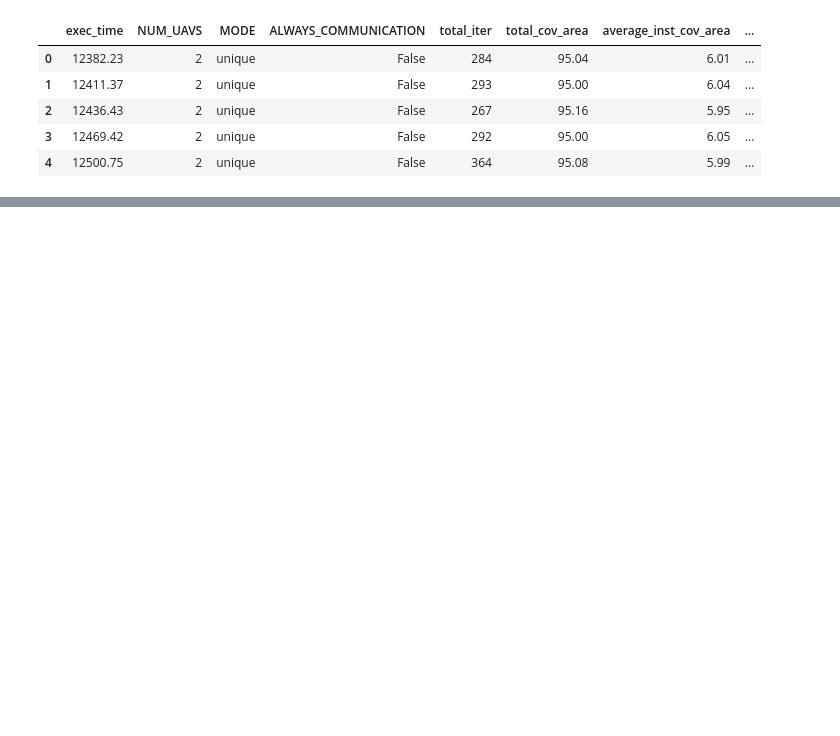
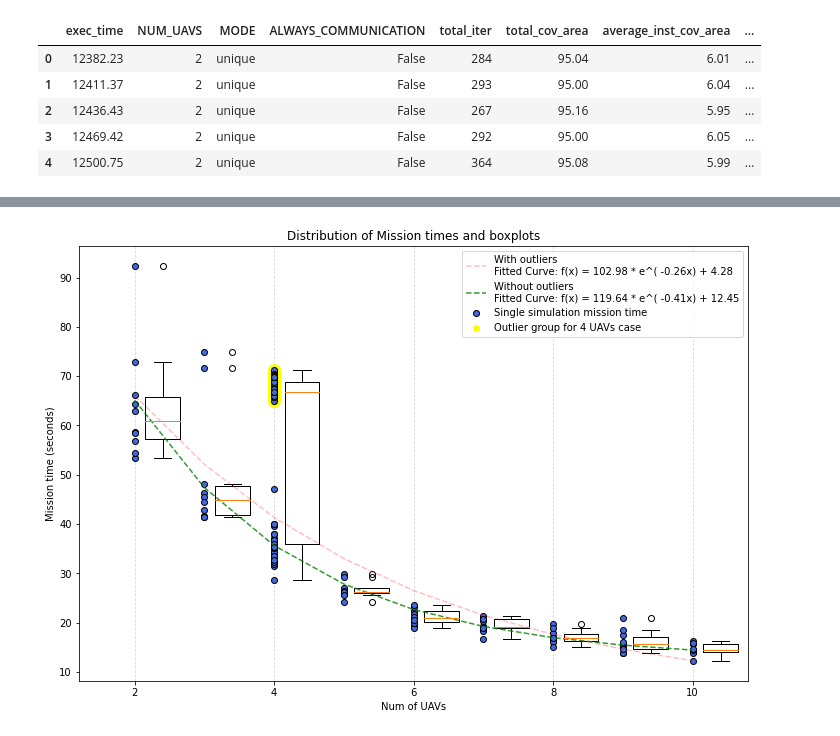
Before and after one commit to miquel-espinosa/anti-flocking, a Jupyter notebook: SIMULATIONS/num-uavs-unique/statistics.ipynb, the cells around one changed output, grey strips where cells are left out. Drawn from its saved outputs; the diff is of its cells as text; code cells hidden in the pictures; blank space fills up the shorter version.

```diff
--- a/SIMULATIONS/num-uavs-unique/statistics.ipynb
+++ b/SIMULATIONS/num-uavs-unique/statistics.ipynb
@@ -119,0 +270,42 @@ plt.show()
+# %%
+plt.figure(figsize=(12, 8))
+
+# Mission time plot - samples distribution - boxplots
+plt.title("Distribution of Mission times and boxplots")
+plt.xlabel("Num of UAVs")
+plt.ylabel("Mission time (seconds)")
+
+data = list(df.groupby('NUM_UAVS')['mission_time'].apply(list))
+data.insert(0,[])
+
+plt.boxplot(data, positions=list(np.arange(1.4,11.4,1.0)), manage_ticks=False)
+plt.scatter(df['NUM_UAVS'], df['mission_time'], color='royalblue', alpha=1,
+                  edgecolor='black', zorder=2, label="Single simulation mission time")
+
+# Plotting outliers
+selection = df[df['NUM_UAVS']==4]['mission_time'] > 50
+outliers = df[df['NUM_UAVS']==4]['mission_time'][selection]
+num_outliers = len(outliers)*[4]
+
+plt.scatter(num_outliers, outliers,
+                  color='yellow', alpha=1, zorder=0, s=140)
+plt.scatter(0,40,label="Outlier group for 4 UAVs case",color='yellow')
+
+# Grid lines
+plt.grid(axis='x', linestyle='--', alpha=0.5)
+
+plt.plot(x, func(x, *popt), color='red', linestyle='--', alpha=0.25,
+               label=str("With outliers \nFitted Curve: f(x) = "+str(popt[0].round(2))+' * e^('+' -'+str(popt[1].round(2))+
+                         'x) + '+str(popt[2].round(2))))
+
+plt.plot(x, func(x, *popt2), color='green', linestyle='--', alpha=0.8,
+               label=str("Without outliers \nFitted Curve: f(x) = "+str(popt2[0].round(2))+' * e^('+' -'+str(popt2[1].round(2))+
+                         'x) + '+str(popt2[2].round(2))))
+
+plt.xlim(min_x - 0.1 * diff_x, max_x + 0.1 * diff_x)
+plt.legend()
+
+plt.savefig('num-uav-mission-boxplot.png', dpi=300, bbox_inches='tight', pad_inches=0.1)
+plt.show()
+# %% [output]
+[figure, added]
```
Also changed, not shown: parts of 5 cells of this notebook, 7 other files.
